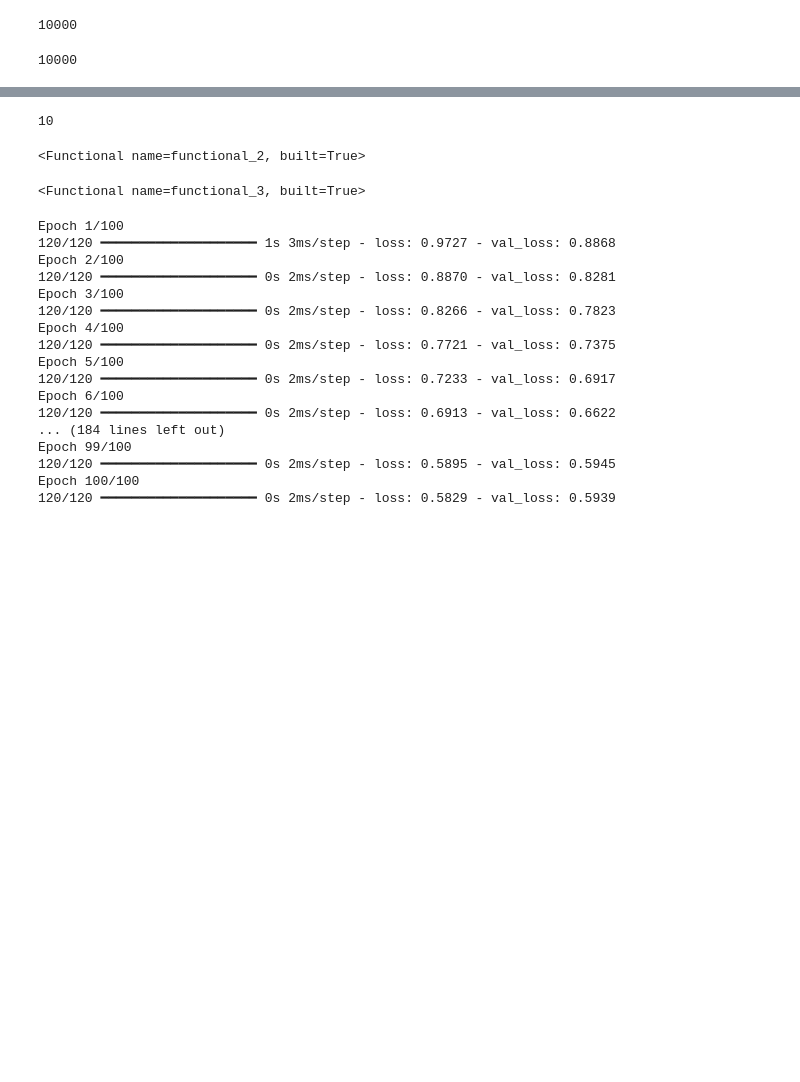
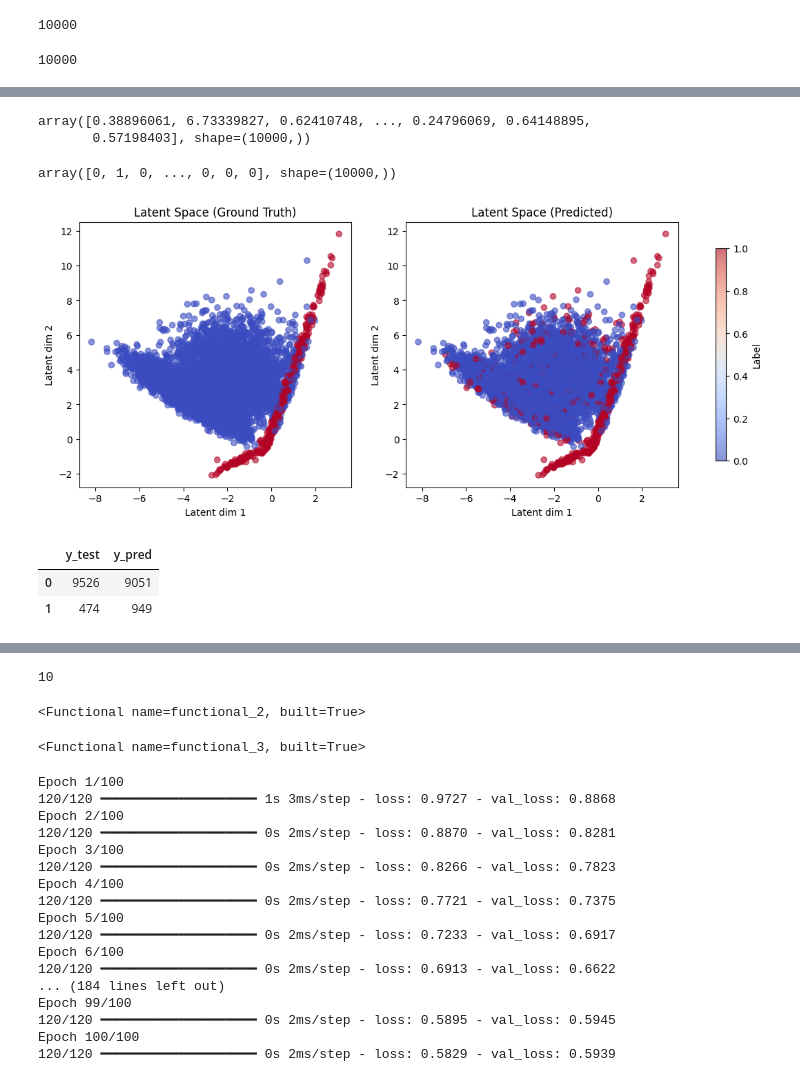
Before and after one commit to lidv94/anomaly-detection, a Jupyter notebook: auto_encoder_mock_20250717.ipynb, the cells around one changed output, grey strips where cells are left out. Cells and saved outputs as stored; diff of their text form; code cells hidden in the pictures; blank space fills up the shorter version.

```diff
--- a/auto_encoder_mock_20250717.ipynb
+++ b/auto_encoder_mock_20250717.ipynb
@@ -179,0 +573,3 @@ len(y_test) # เฉลย for all agent
+# %%
+# เราใส่ดาต้าทั้งหมดเข้าไปเพื่อเทส (assume ว่าตัวโมเดลเรียนรู้ pattern ความปกติมาแล้ว)
+recon_error, predicted_fraud = detect_anomalies(trained_model, X_test, y_test)
@@ -179,0 +586,9 @@ len(y_test) # เฉลย for all agent
+# %%
+recon_error
+# %% [output]
+array([0.38896061, 6.73339827, 0.62410748, ..., 0.24796069, 0.64148895,
+       0.57198403], shape=(10000,))
+# %%
+predicted_fraud
+# %% [output]
+array([0, 1, 0, ..., 0, 0, 0], shape=(10000,))
@@ -179,0 +666,22 @@ len(y_test) # เฉลย for all agent
+# %%
+# embeddings = model.encode(torch.tensor(X_test, dtype=torch.float32)).detach().numpy()
+
+# 1. Only true labels
+# plot_latent_space(embeddings, y_test=y_test, encoding_dim=3)
+
+# # 2. Only predicted labels
+# plot_latent_space(embeddings, y_pred=predicted_fraud, encoding_dim=3)
+
+# # 3. Compare both
+plot_latent_space(embeddings, y_test=y_test, y_pred=predicted_fraud, encoding_dim=2)
+# %% [output]
+[figure, added]
+# %%
+pd.DataFrame({
+    "y_test": pd.Series(y_test).value_counts(),
+    "y_pred": pd.Series(predicted_fraud).value_counts()
+}).fillna(0).astype(int)
+# %% [output]
+|  | y_test | y_pred |
+| 0 | 9526 | 9051 |
+| 1 | 474 | 949 |
```
Also changed, not shown: parts of 39 cells of this notebook.
